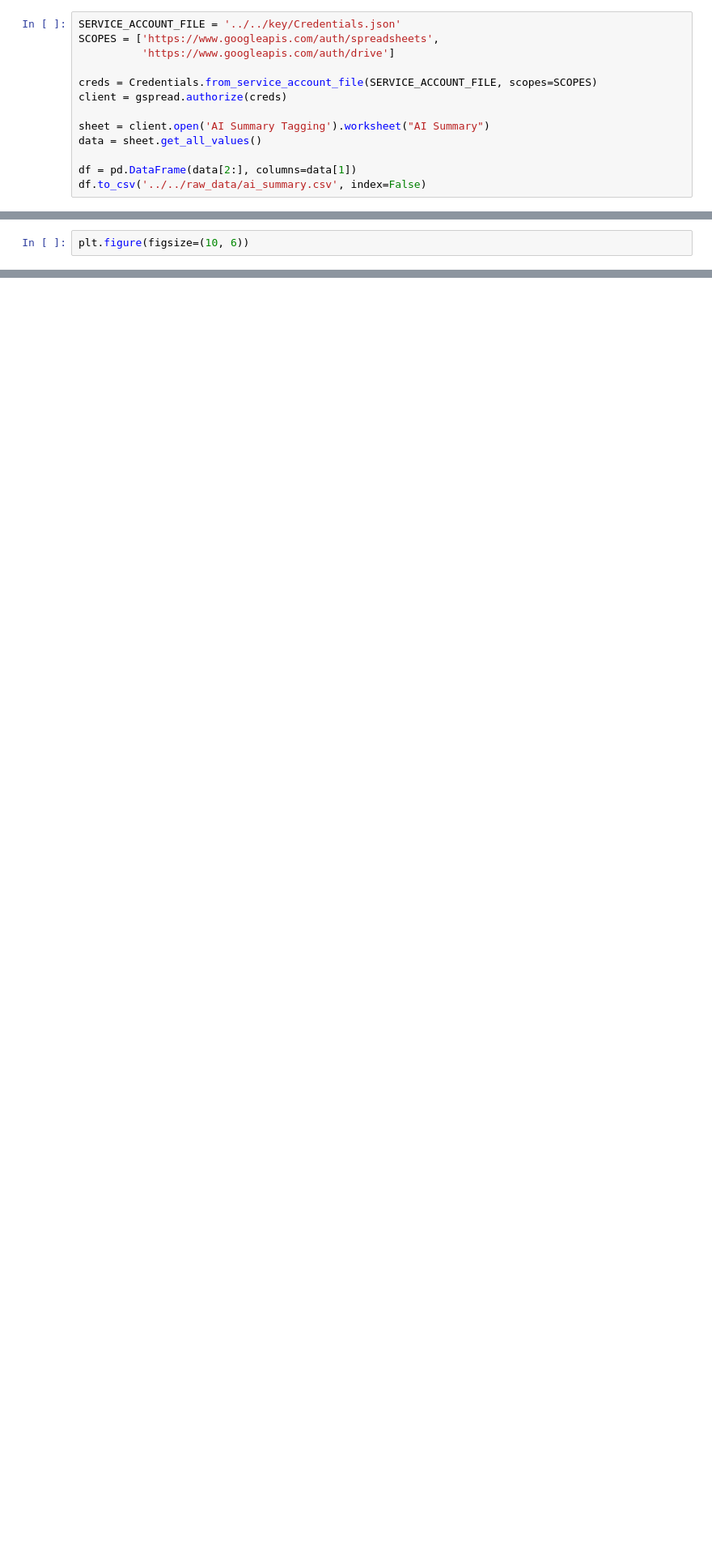
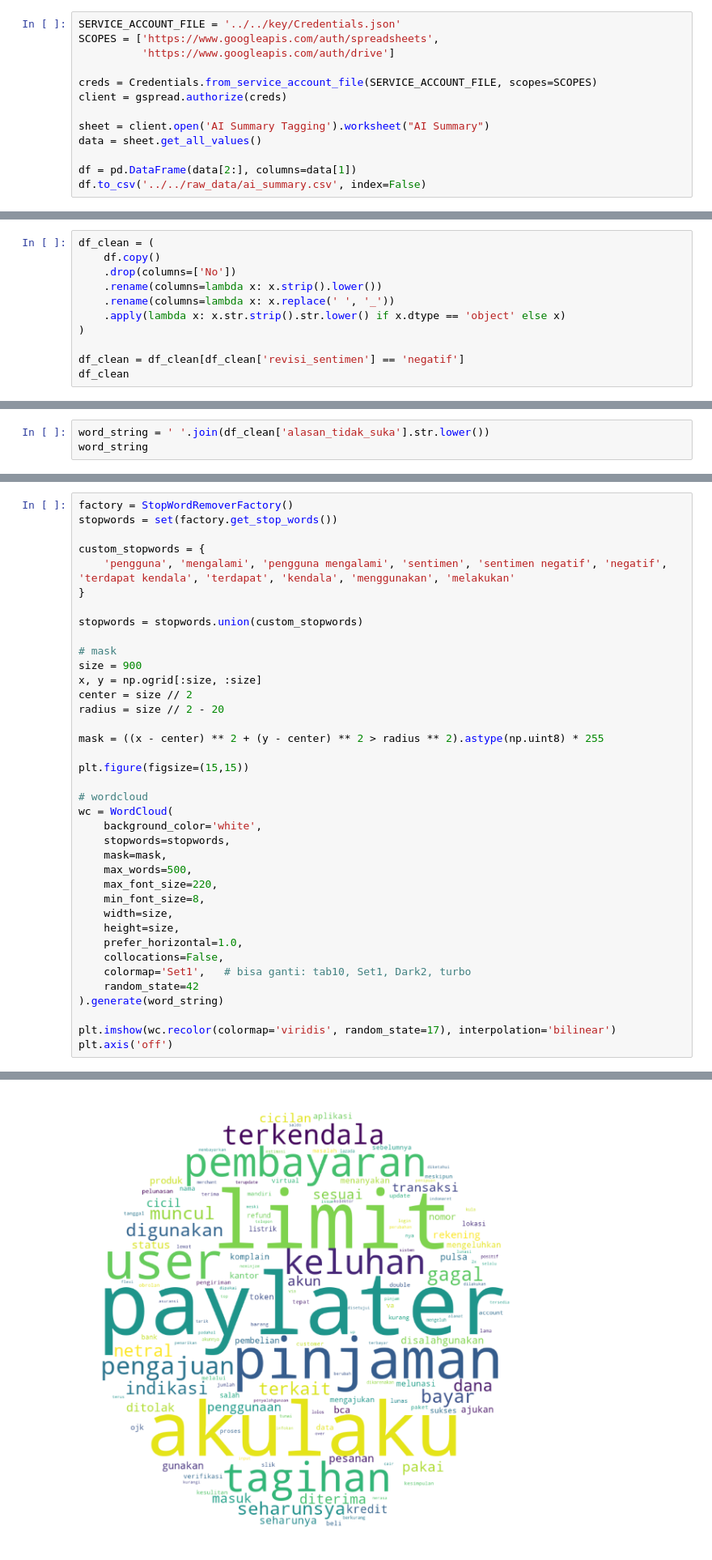
Before and after one commit to keisezrggx/ai_dashboard, a Jupyter notebook: backend/qc/read_summary.ipynb, the cells around one changed output, grey strips where cells are left out. Shown at 81% size. Drawn from its saved outputs; the diff is of its cells as text; blank space fills up the shorter version.

Commit message:
analysis summary sentimen negative revision

```diff
--- a/backend/qc/read_summary.ipynb
+++ b/backend/qc/read_summary.ipynb
@@ -40,3 +44,12 @@ memory usage: 1.6+ MB
 # %%
-plt.figure(figsize=(10, 6))
+df_clean = (
+    df.copy()
+    .drop(columns=['No'])
+    .rename(columns=lambda x: x.strip().lower())
+    .rename(columns=lambda x: x.replace(' ', '_'))
+    .apply(lambda x: x.str.strip().str.lower() if x.dtype == 'object' else x)
+)
+
+df_clean = df_clean[df_clean['revisi_sentimen'] == 'negatif']
+df_clean
 # %% [output]
@@ -44,0 +69,3 @@ plt.figure(figsize=(10, 6))
+# %%
+word_string = ' '.join(df_clean['alasan_tidak_suka'].str.lower())
+word_string
@@ -44,0 +74,39 @@ plt.figure(figsize=(10, 6))
+# %%
+factory = StopWordRemoverFactory()
+stopwords = set(factory.get_stop_words())
+
+custom_stopwords = {
+    'pengguna', 'mengalami', 'pengguna mengalami', 'sentimen', 'sentimen negatif', 'negatif', 'terdapat kendala', 'terdapat', 'kendala', 'menggunakan', 'melakukan'
+}
+
+stopwords = stopwords.union(custom_stopwords)
+
+# mask
+size = 900
+x, y = np.ogrid[:size, :size]
+center = size // 2
+radius = size // 2 - 20
+
+mask = ((x - center) ** 2 + (y - center) ** 2 > radius ** 2).astype(np.uint8) * 255
+
+plt.figure(figsize=(15,15))
+
+# wordcloud
+wc = WordCloud(
+    background_color='white',
+    stopwords=stopwords,
+    mask=mask,
+    max_words=500,
+    max_font_size=220,
+    min_font_size=8,
+    width=size,
+    height=size,
+    prefer_horizontal=1.0,
+    collocations=False,
+    colormap='Set1',   # bisa ganti: tab10, Set1, Dark2, turbo
+    random_state=42
+).generate(word_string)
+
+plt.imshow(wc.recolor(colormap='viridis', random_state=17), interpolation='bilinear')
+plt.axis('off')
+# %% [output]
@@ -44,0 +114 @@ plt.figure(figsize=(10, 6))
+[figure, added]
```
Also changed, not shown: parts of 6 cells of this notebook, 32 other files.
